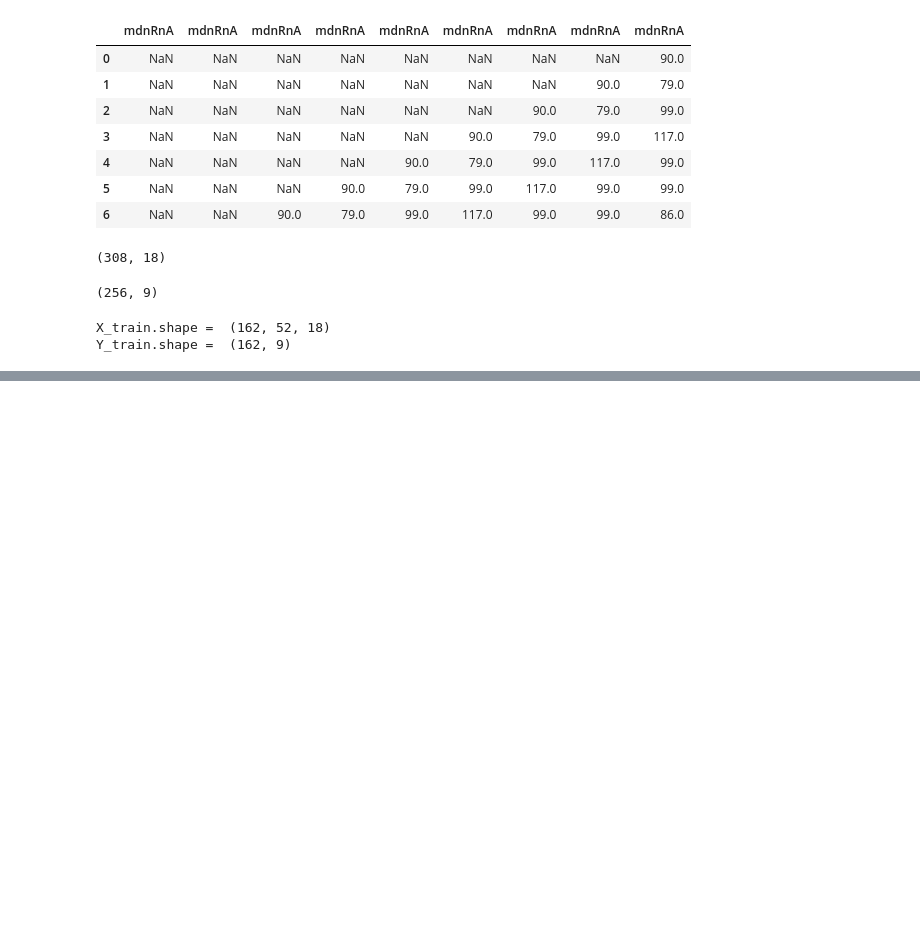
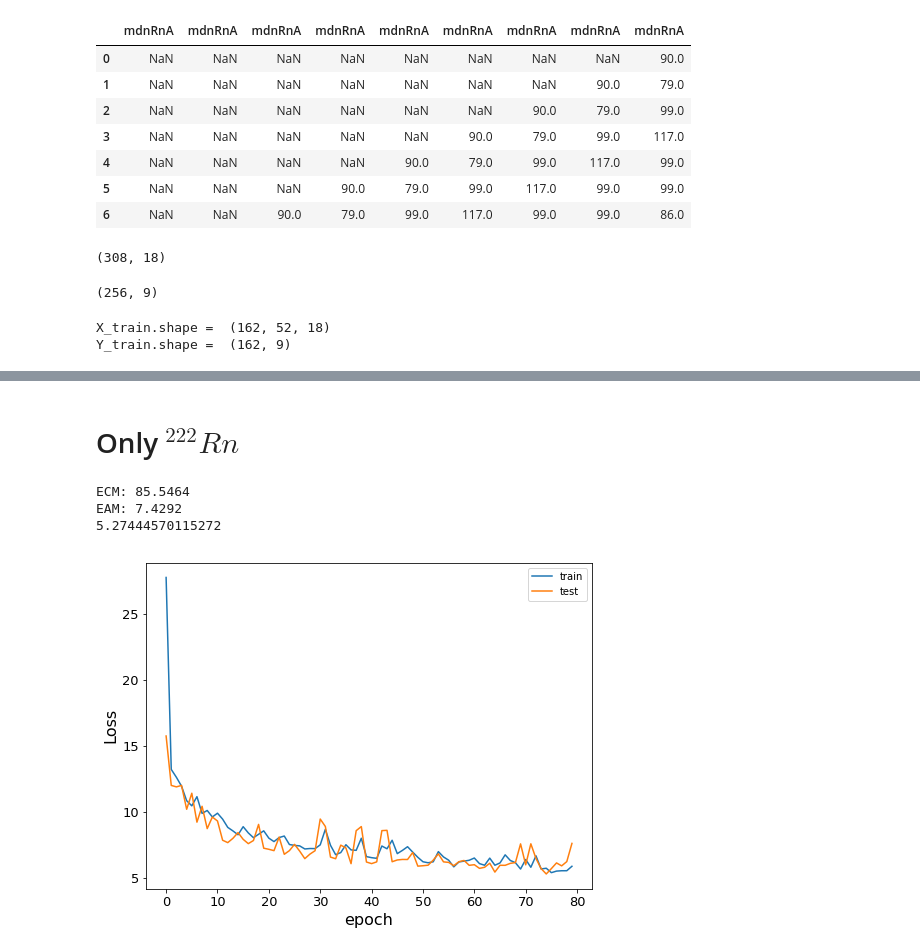
Before and after one commit to TsspGit/Rn_Time_Series, a Jupyter notebook: AEMET/Codes_Daily/New_NN_Try.ipynb, the cells around one changed output, grey strips where cells are left out. Saved outputs shown, nothing was run; the diff lists cells and outputs as text; code cells hidden in the pictures; blank space fills up the shorter version.

```diff
--- a/AEMET/Codes_Daily/New_NN_Try.ipynb
+++ b/AEMET/Codes_Daily/New_NN_Try.ipynb
@@ -244,0 +205,2 @@ plot_fill_errors(mdnRnA, predmins, predmaxs, predavgs, dist, startday, startdayp
+# %% [markdown]
+# Only $^{222}Rn$
@@ -244,0 +242,22 @@ plot_fill_errors(mdnRnA, predmins, predmaxs, predavgs, dist, startday, startdayp
+# %%
+neuron = [128, 64]
+history, pred, acc_train, acc_test, model = NN_v2(neuron, 80, X_train, Y_train, X_test, Y_test, sample_size)
+predmaxs, predmins, predavgs = extract_maxs_mins_avgs(pred)
+# %%
+Y_test_error = DF[DF['dates'] > '2017-08-06']['mdnRnA']
+testScoreECM = mean_squared_error(Y_test_error, predavgs)
+print('ECM: %.4f' % (testScoreECM))
+testScoreEAM = mean_absolute_error(Y_test_error, predavgs)
+print('EAM: %.4f' % (testScoreEAM))
+fig,ax = plt.subplots(nrows=1,ncols=1,figsize=(8,6))# 6,6
+plt.plot(history.history['loss'])
+plt.plot(history.history['val_loss'])
+plt.ylabel('Loss')
+plt.xlabel('epoch')
+plt.legend(['train', 'test'], loc='upper right')
+print(np.min(history.history['val_loss']))
+# %% [output]
+ECM: 85.5464
+EAM: 7.4292
+5.27444570115272
+[figure, added]
```
Also changed, not shown: parts of 14 cells of this notebook, 2 other files.
